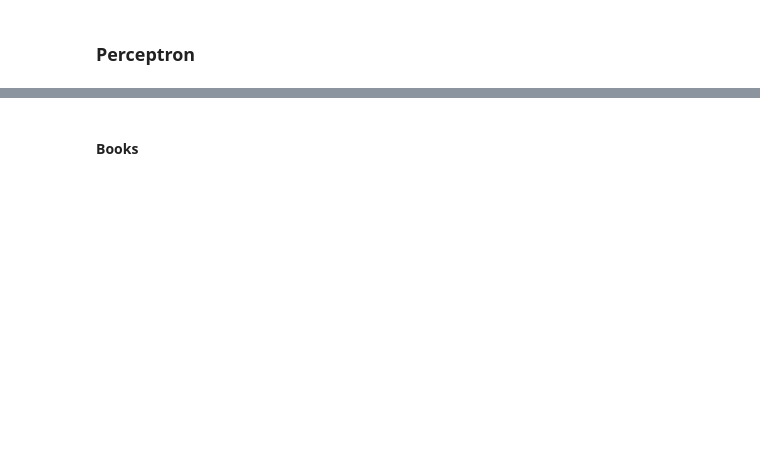
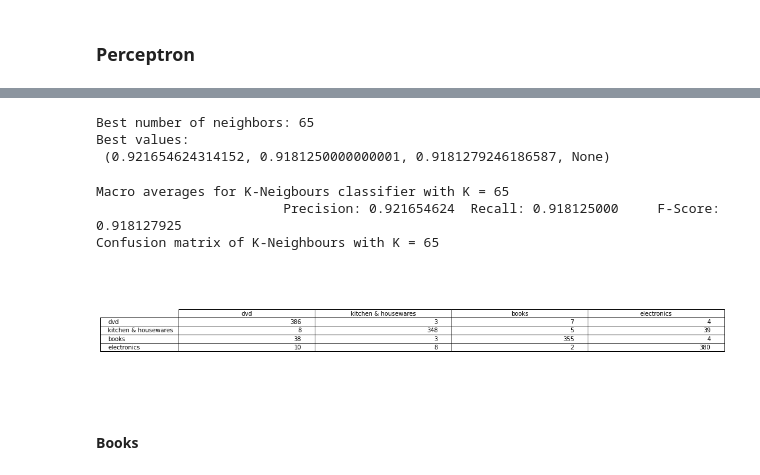
Before and after one commit to MatthieuRochette/Machine-Learning-For-NLP, a Jupyter notebook: main.ipynb, the cells around one changed output, grey strips where cells are left out. Drawn from its saved outputs; the diff is of its cells as text; code cells hidden in the pictures; blank space fills up the shorter version.

```diff
--- a/main.ipynb
+++ b/main.ipynb
@@ -106,21 +138,29 @@ count_trigram_perceptron.fit(X_training_count_trigram, ds.training["polarity"])
 # %%
 from sklearn.metrics import precision_recall_fscore_support
 
+s = "\t\t\tPrecision: {0:.9f}\tRecall: {1:.9f}\tF-Score: {2:.9f}"
+
+
+def print_values(true_y, predicted_y, avg="macro"):
+    values = precision_recall_fscore_support(true_y, predicted_y, average=avg)
+    print(s.format(*values))
+    return values
+
+
 print("Macro average values:")
-s = "\t\t\tPrecision: {0}\tRecall: {1}\tF-Score: {2}"
 
 print("\tTFIDF vectorizer:")
 print("\t\tUnigrams:")
-print(s.format(*precision_recall_fscore_support(ds.testing["polarity"], tfidf_unigram_perceptron.predict(X_testing_tfidf_unigram), average="macro")))
+print_values(ds.testing["polarity"], tfidf_unigram_perceptron.predict(X_testing_tfidf_unigram))
 print("\t\tBigrams: ")
-print(s.format(*precision_recall_fscore_support(ds.testing["polarity"], tfidf_bigram_perceptron.predict(X_testing_tfidf_bigram), average="macro")))
+print_values(ds.testing["polarity"], tfidf_bigram_perceptron.predict(X_testing_tfidf_bigram))
 print("\t\tTrigrams:")
-print(s.format(*precision_recall_fscore_support(ds.testing["polarity"], tfidf_trigram_perceptron.predict(X_testing_tfidf_trigram), average="macro")))
+print_values(ds.testing["polarity"], tfidf_trigram_perceptron.predict(X_testing_tfidf_trigram))
 print()
 print("\tCounter vectorizer:")
 print("\t\tUnigrams:")
-print(s.format(*precision_recall_fscore_support(ds.testing["polarity"], count_unigram_perceptron.predict(X_testing_count_unigram), average="macro")))
+print_values(ds.testing["polarity"], count_unigram_perceptron.predict(X_testing_count_unigram))
 print("\t\tBigrams: ")
-print(s.format(*precision_recall_fscore_support(ds.testing["polarity"], count_bigram_perceptron.predict(X_testing_count_bigram), average="macro")))
+print_values(ds.testing["polarity"], count_bigram_perceptron.predict(X_testing_count_bigram))
 print("\t\tTrigrams:")
-print(s.format(*precision_recall_fscore_support(ds.testing["polarity"], count_trigram_perceptron.predict(X_testing_count_trigram), average="macro")))
+print_values(ds.testing["polarity"], count_trigram_perceptron.predict(X_testing_count_trigram))
@@ -141,3 +289,38 @@ def perceptron_calc(domain, it):
+# %%
+print("\nBest number of neighbors:", best_n)
+print("Best values:\n", best_values)
+# %% [output]
+Best number of neighbors: 65
+Best values:
+ (0.921654624314152, 0.9181250000000001, 0.9181279246186587, None)
+# %%
+training = ds.training.sample(frac=1, random_state=9)
+testing = ds.testing.sample(frac=1, random_state=9)
+kneighbors = KNeighborsClassifier(n_neighbors=best_n)
+vectorizer = TfidfVectorizer()
+X_training = vectorizer.fit_transform(training["review_text"], training["domain"])
+X_testing = vectorizer.transform(testing["review_text"])
+kneighbors.fit(X_training, training["domain"])
+print("Macro averages for K-Neigbours classifier with K =", best_n)
+matrix = print_values_for_n_neighbors(65, matrix=True)
+
+
+fig, ax = plt.subplots()
+fig.set_size_inches(15, 3)
+# hide axes
+fig.patch.set_visible(False)
+ax.axis('off')
+ax.axis('tight')
+
+ax.table(matrix, loc="center", colLabels=testing["domain"].unique(), rowLabels=testing["domain"].unique(), colLoc="center")
+fig.tight_layout()
+print("Confusion matrix of K-Neighbours with K =", best_n)
+plt.show()
+# %% [output]
+Macro averages for K-Neigbours classifier with K = 65
+                        Precision: 0.921654624  Recall: 0.918125000     F-Score: 0.918127925
+Confusion matrix of K-Neighbours with K = 65
+[figure, added]
 # %% [markdown]
 #### Books
 # %%
```
Also changed, not shown: parts of 24 cells of this notebook.
